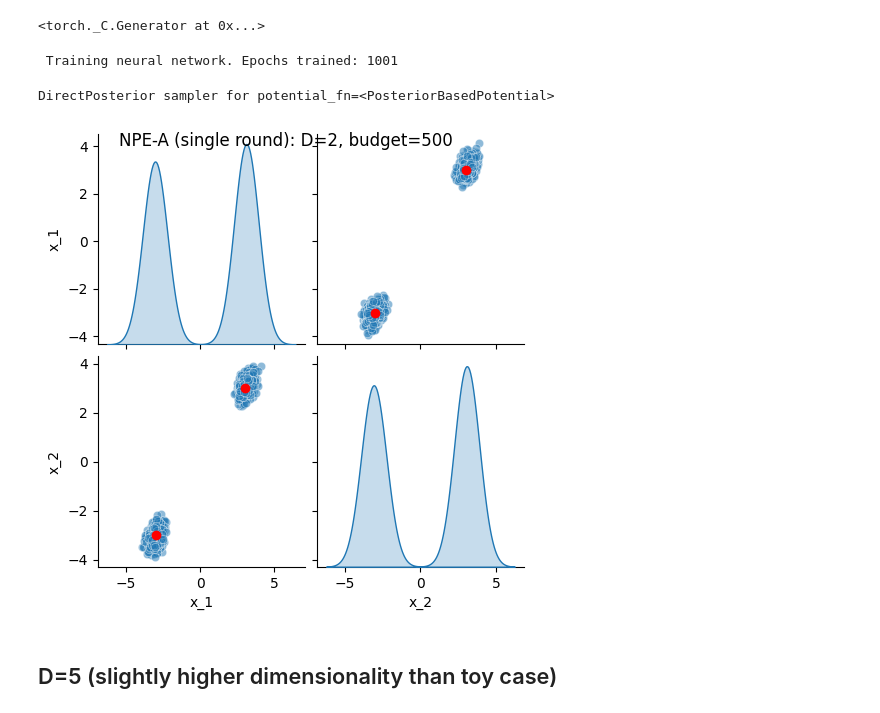
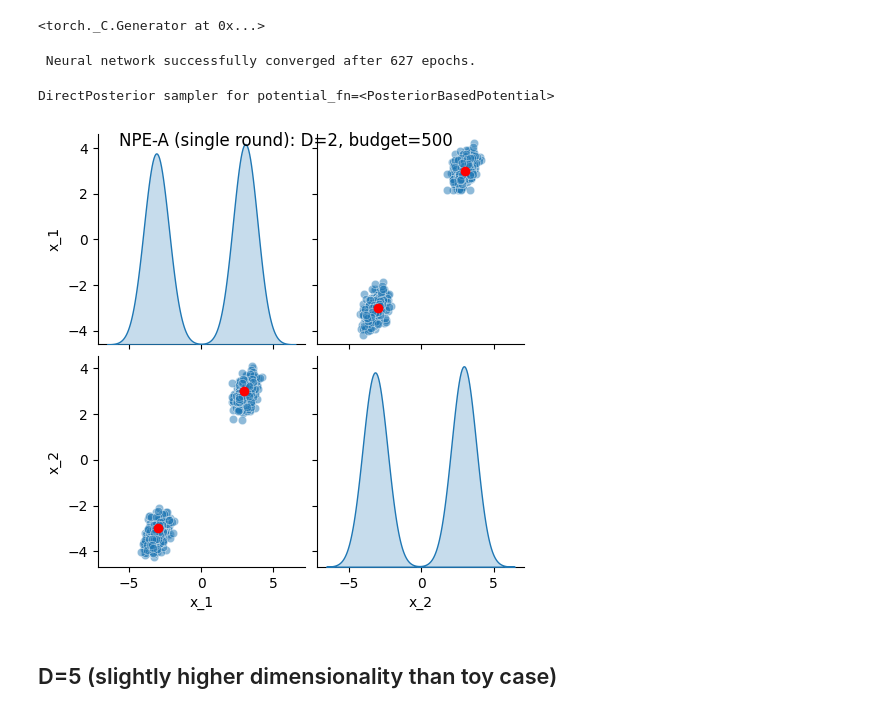
Before and after one commit to TheodoraChrysoula/sbi, a Jupyter notebook: notebooks/bimodal_npe_a.ipynb, the cells around one changed output. Drawn from its saved outputs; the diff is of its cells as text; code cells hidden in the pictures.

```diff
--- a/notebooks/bimodal_npe_a.ipynb
+++ b/notebooks/bimodal_npe_a.ipynb
@@ -25,28 +25,27 @@ posterior_modes[0,:] = -3.
 posterior_modes[1,:] = 3.
 # %%
 inference = lfi.inference.from_sbi.NPEASingleRound(
-    prior=prior.return_sbi_object(),
-    simulator=sim.sample_pytorch,
+    prior=prior,
+    simulator=sim,
     observation=observation,
 )
 # %%
-simulation_budget=500
-inference.fit(simulation_budget=simulation_budget, num_components=10)
+budget=500
+inference.fit(budget=budget, num_components=10)
 # %% [output]
- Training neural network. Epochs trained: 1001
+ Neural network successfully converged after 627 epochs.
 DirectPosterior sampler for potential_fn=<PosteriorBasedPotential>
 # %%
 samples = inference.sample(1_000)
 # %%
 g = inference.plot_posterior_samples(
     samples=samples,
-    budget=simulation_budget,
+    budget=budget,
     posterior_modes=posterior_modes,
-    subset_dims=[d for d in range(D)],
-    limits=torch.tensor([-10, 10.]).repeat(D, 1),
+    subset_dims=[d for d in range(D)]
 )
 # %% [output]
-[figure, old version]
+[figure, new version]
 # %% [markdown]
 ## D=5 (slightly higher dimensionality than toy case)
 # %% [markdown]
```
Also changed, not shown: parts of 3 cells of this notebook, 16 other files.
